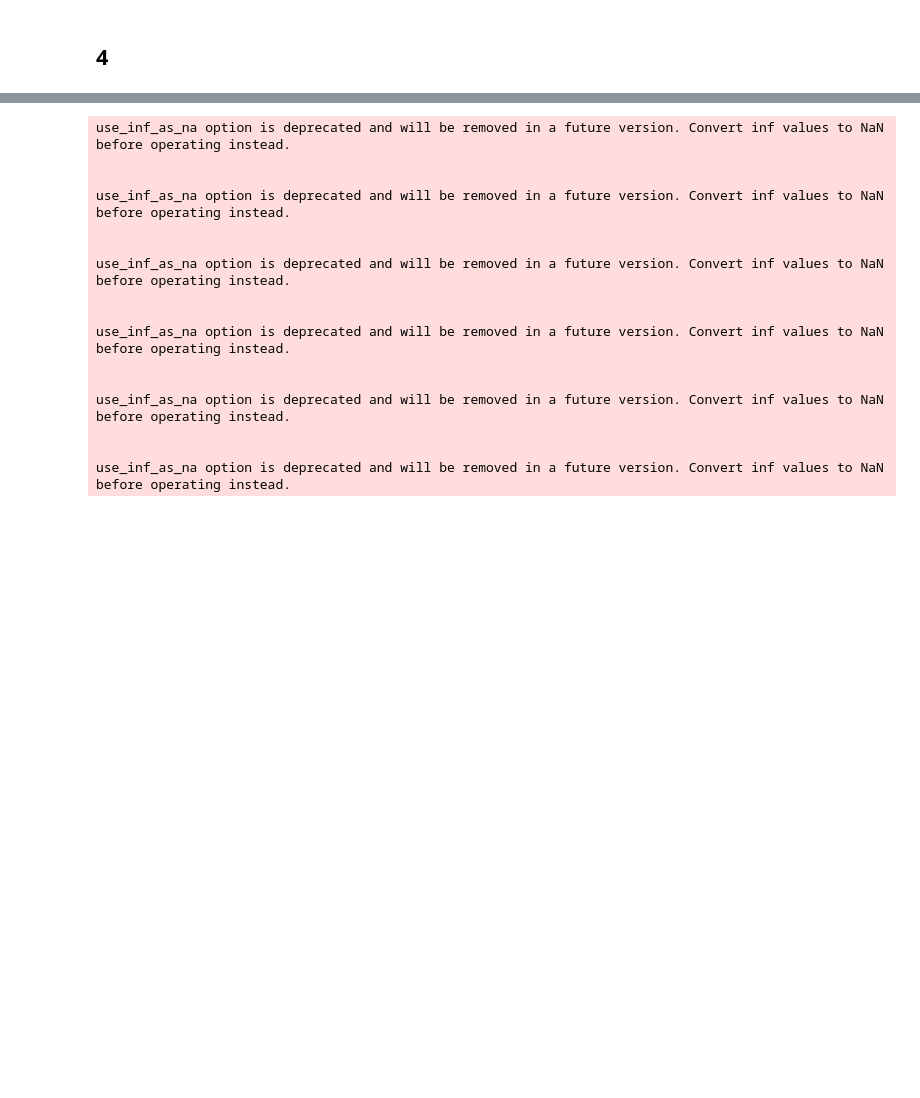
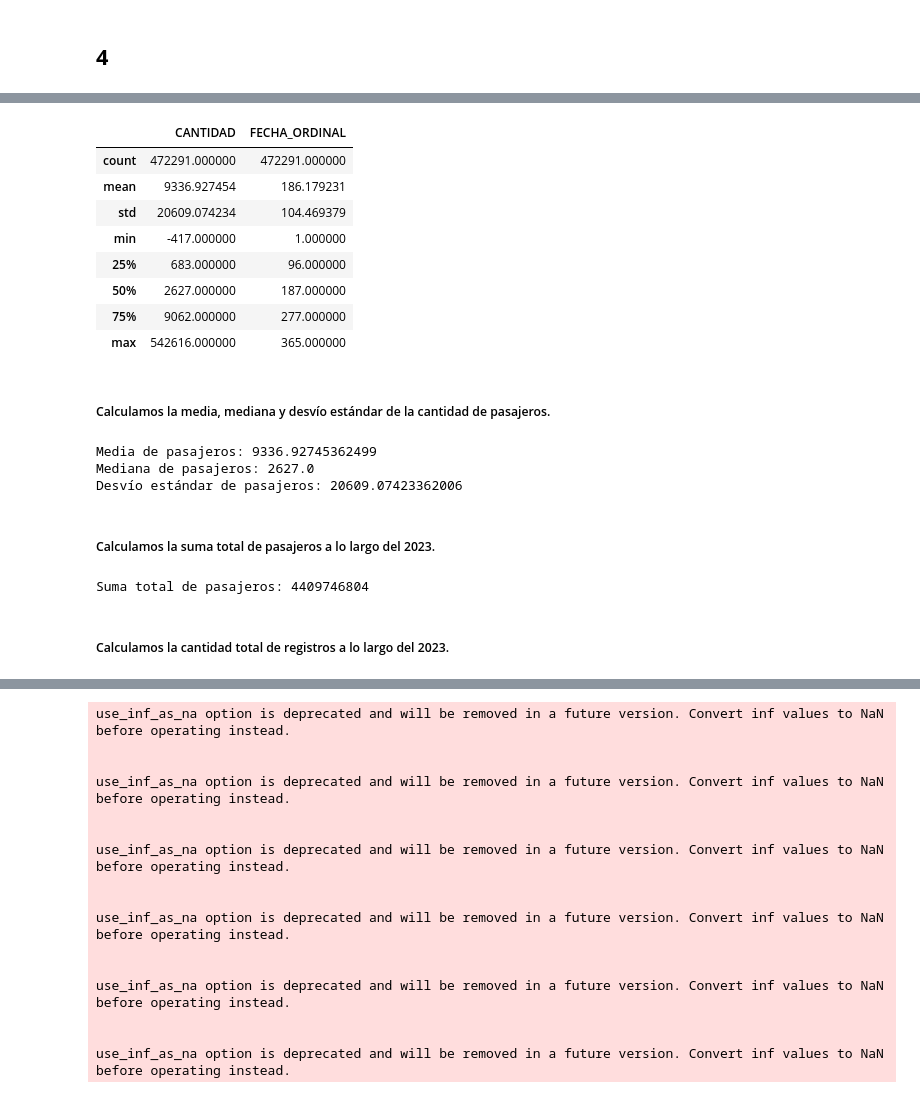
Before and after one commit to pedrobergaglio/transporte-publico-2023-ldd, a Jupyter notebook: tp1_sube2023.ipynb, the cells around one changed output, grey strips where cells are left out. Drawn from its saved outputs; the diff is of its cells as text; code cells hidden in the pictures; blank space fills up the shorter version.

```diff
--- a/tp1_sube2023.ipynb
+++ b/tp1_sube2023.ipynb
@@ -160,0 +191,35 @@ Text(0, 0.5, 'Cantidad de pasajeros')
+# %%
+sube_2023.describe()
+# %% [output]
+|  | CANTIDAD | FECHA_ORDINAL |
+| count | 472291.000000 | 472291.000000 |
+| mean | 9336.927454 | 186.179231 |
+| std | 20609.074234 | 104.469379 |
+| min | -417.000000 | 1.000000 |
+| 25% | 683.000000 | 96.000000 |
+| 50% | 2627.000000 | 187.000000 |
+| 75% | 9062.000000 | 277.000000 |
+| max | 542616.000000 | 365.000000 |
+# %% [markdown]
+##### Calculamos la media, mediana y desvío estándar de la cantidad de pasajeros.
+# %%
+media_pasajeros = sube_2023['CANTIDAD'].mean()
+mediana_pasajeros = sube_2023['CANTIDAD'].median()
+desvio_pasajeros = sube_2023['CANTIDAD'].std()
+
+print('Media de pasajeros:', media_pasajeros)
+print('Mediana de pasajeros:', mediana_pasajeros)
+print('Desvío estándar de pasajeros:', desvio_pasajeros)
+# %% [output]
+Media de pasajeros: 9336.92745362499
+Mediana de pasajeros: 2627.0
+Desvío estándar de pasajeros: 20609.07423362006
+# %% [markdown]
+##### Calculamos la suma total de pasajeros a lo largo del 2023.
+# %%
+suma_total_pasajeros = sube_2023['CANTIDAD'].sum()
+print(f'Suma total de pasajeros: {suma_total_pasajeros}')
+# %% [output]
+Suma total de pasajeros: 4409746804
+# %% [markdown]
+##### Calculamos la cantidad total de registros a lo largo del 2023.
```
Also changed, not shown: parts of 17 cells of this notebook.
